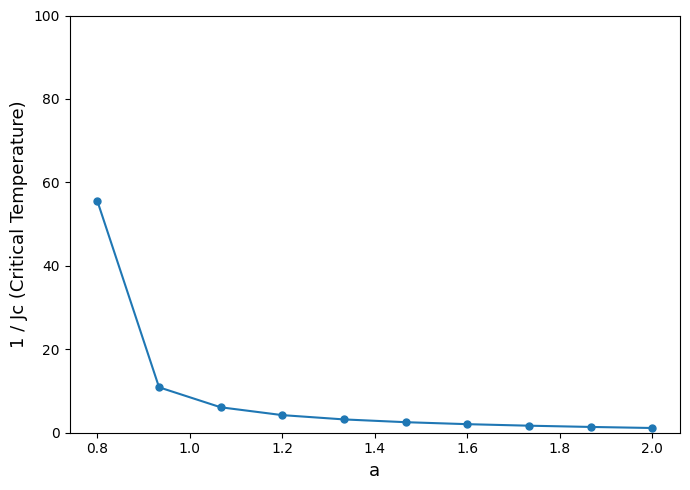
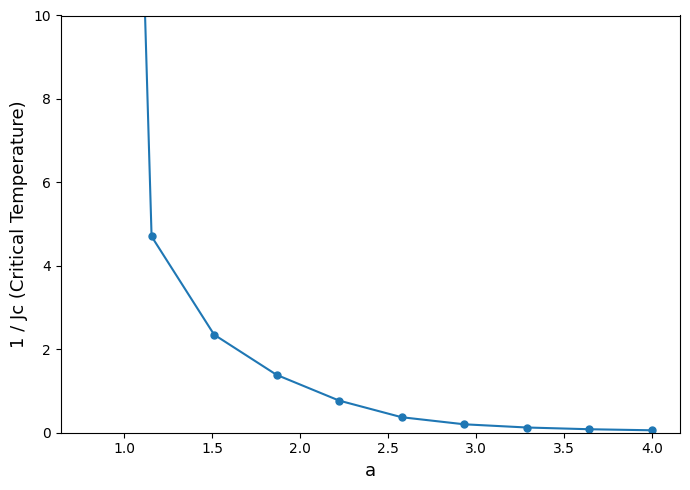
The notebook cell's code change between the first figure and the second:
--- before
+++ after
@@ -1,5 +1,5 @@
 # Critical line
 
-a_vals = np.linspace(.8, 2, 10)
+a_vals = np.linspace(.8, 4, 10)
 Jc_vals = []
 Tc_vals = []
@@ -22,5 +22,5 @@
 plt.figure(figsize=(7,5))
 plt.plot(a_vals, Tc_vals, 'o-', ms=5)
-plt.ylim(0, 100)
+plt.ylim(0, 10)
 plt.xlabel("a", fontsize=13)
 plt.ylabel("1 / Jc (Critical Temperature)", fontsize=13)

Commit: Add cell-geometry flag, propagate to renormalization and notebooks